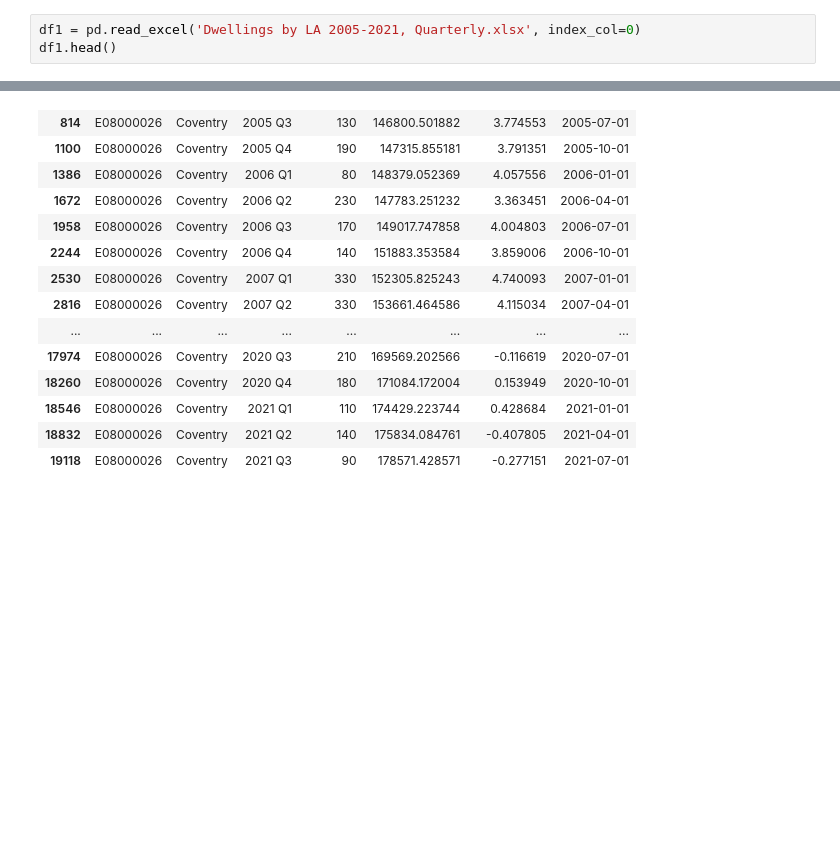
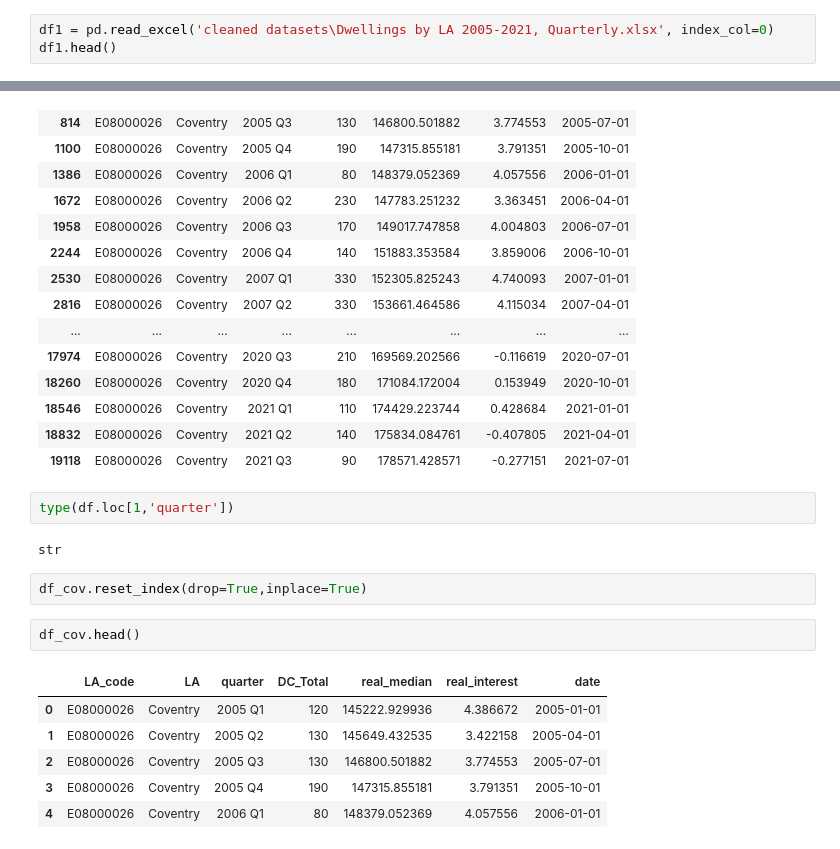
Before and after one commit to potato-bit/RA, a Jupyter notebook: combined.ipynb, the cells around one changed output, grey strips where cells are left out. Drawn from its saved outputs; the diff is of its cells as text; blank space fills up the shorter version.

```diff
--- a/combined.ipynb
+++ b/combined.ipynb
@@ -7,7 +7,7 @@ import matplotlib.pyplot as plt
 # %%
 pd.set_option('display.max_rows',317)
 # %%
-df1 = pd.read_excel('Dwellings by LA 2005-2021, Quarterly.xlsx', index_col=0)
+df1 = pd.read_excel('cleaned datasets\Dwellings by LA 2005-2021, Quarterly.xlsx', index_col=0)
 df1.head()
 # %% [output]
 |  | DLUHC Code | Former ONS Code | ONS Code | Local Authority | DS_P | DS_HA | DS_LA | DS_Total | DC_P | ... |
@@ -188,3 +188,18 @@ df_cov
 | 18546 | E08000026 | Coventry | 2021 Q1 | 110 | 174429.223744 | 0.428684 | 2021-01-01 |
 | 18832 | E08000026 | Coventry | 2021 Q2 | 140 | 175834.084761 | -0.407805 | 2021-04-01 |
 | 19118 | E08000026 | Coventry | 2021 Q3 | 90 | 178571.428571 | -0.277151 | 2021-07-01 |
+# %%
+type(df.loc[1,'quarter'])
+# %% [output]
+str
+# %%
+df_cov.reset_index(drop=True,inplace=True)
+# %%
+df_cov.head()
+# %% [output]
+|  | LA_code | LA | quarter | DC_Total | real_median | real_interest | date |
+| 0 | E08000026 | Coventry | 2005 Q1 | 120 | 145222.929936 | 4.386672 | 2005-01-01 |
+| 1 | E08000026 | Coventry | 2005 Q2 | 130 | 145649.432535 | 3.422158 | 2005-04-01 |
+| 2 | E08000026 | Coventry | 2005 Q3 | 130 | 146800.501882 | 3.774553 | 2005-07-01 |
+| 3 | E08000026 | Coventry | 2005 Q4 | 190 | 147315.855181 | 3.791351 | 2005-10-01 |
+| 4 | E08000026 | Coventry | 2006 Q1 | 80 | 148379.052369 | 4.057556 | 2006-01-01 |
```
Also changed, not shown: parts of 9 cells of this notebook, 1 other file.
